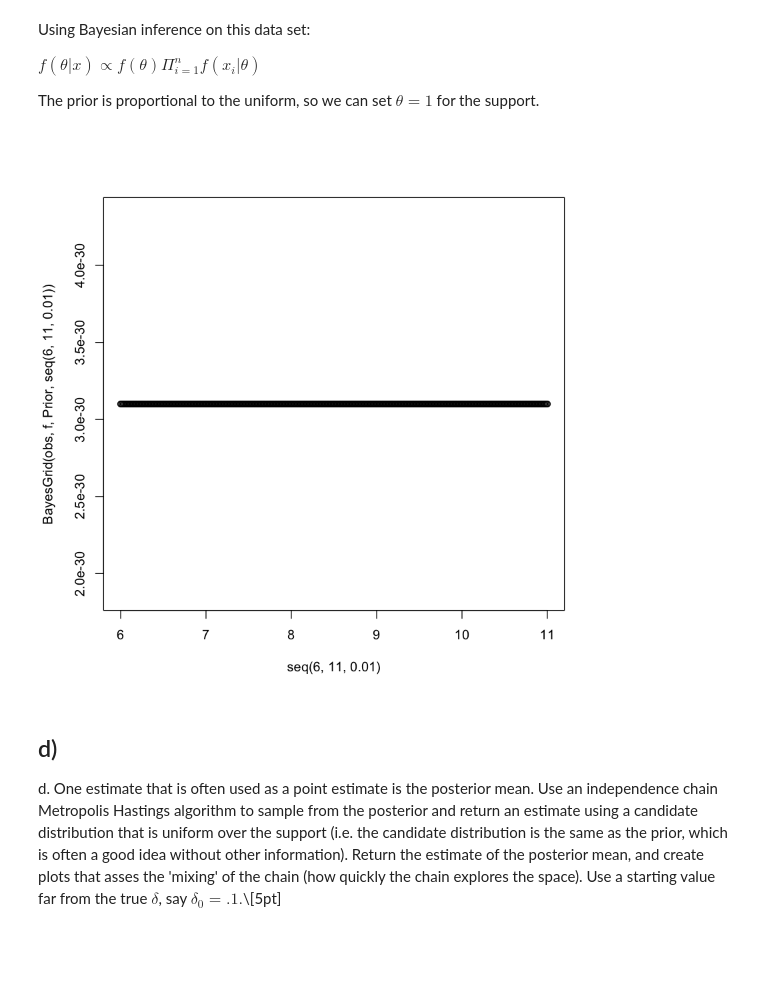
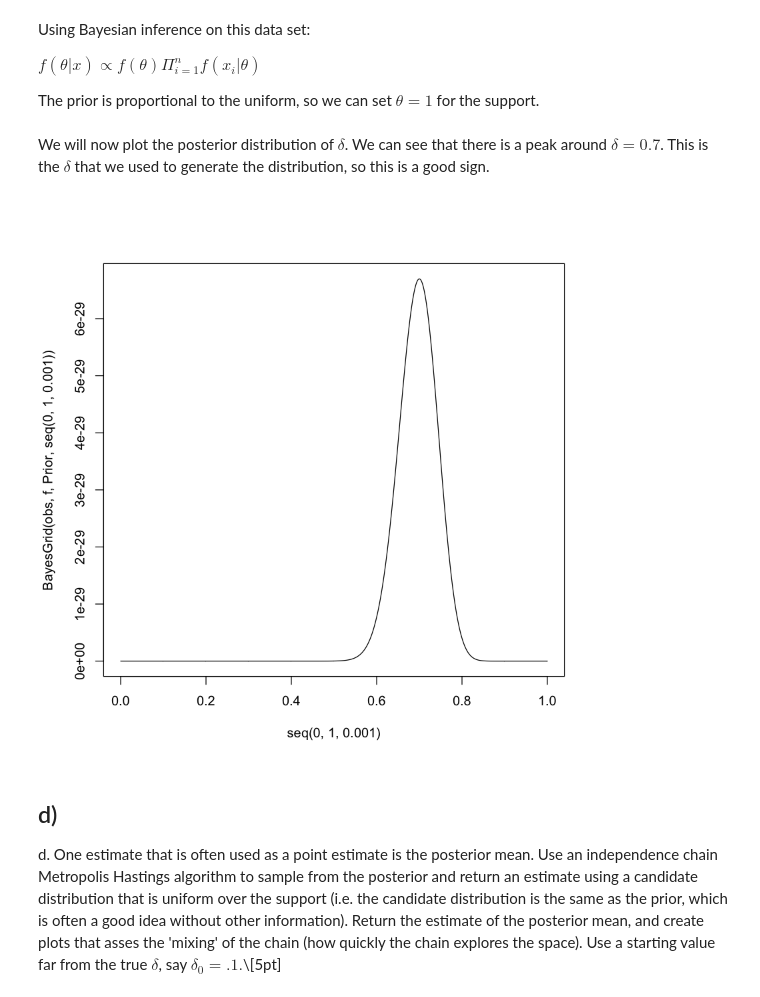
Before and after one commit to franklinmarsh/computational_statistics, a Jupyter notebook: hw4.ipynb, the cells around one changed output. Saved outputs shown, nothing was run; the diff lists cells and outputs as text; code cells hidden in the pictures; blank space fills up the shorter version.

```diff
--- a/hw4.ipynb
+++ b/hw4.ipynb
@@ -59,22 +69,46 @@ $f(\theta|x) \propto f(\theta) \Pi_{i=1}^{n} f(x_{i}|\theta)$
 The prior is proportional to the uniform, so we can set $\theta = 1$ for the support.
 # %%
 Prior <- function(x) {
+    #
+    #
+    #
+    # Args:
+    #
+    #
+    # Returns:
+    #
     return(1.0)
 }
 
-BayesInf <- function(obs, f, prior, theta) {
+BayesInf <- function(obs, f, prior, delta) {
+    #
+    #
+    #
+    # Args:
+    #
+    #
+    # Returns:
+    #
 
     terms <- c()
+
     i <- 0
-
     for (ob in obs) {
         i <- i + 1
-        terms[i] <- f(ob)
+        terms[i] <- f(ob, delta)
     }
-    return(prior(theta)*prod(terms))
+    return(prior(delta)*prod(terms))
 }
 
 BayesGrid <- function(obs, f, prior, inputs) {
+    #
+    #
+    #
+    # Args:
+    #
+    #
+    # Returns:
+    #
 
     out <- c()
     i <- 0
@@ -87,10 +121,12 @@ BayesGrid <- function(obs, f, prior, inputs) {
 }
 # %%
 obs <- Draw(100,0.7)
+# %% [markdown]
+We will now plot the posterior distribution of $\delta$. We can see that there is a peak around $\delta = 0.7$. This is the $\delta$ that we used to generate the distribution, so this is a good sign.
 # %%
-plot(seq(6,11,0.01),BayesGrid(obs, f, Prior, seq(6,11,0.01)))
+plot(seq(0,1,0.001), BayesGrid(obs, f, Prior, seq(0,1,0.001)), type = 'l')
 # %% [output]
-[figure, old version]
+[figure, new version]
 # %% [markdown]
  ## d)
 
```
Also changed, not shown: parts of 23 cells of this notebook, 2 other files.
